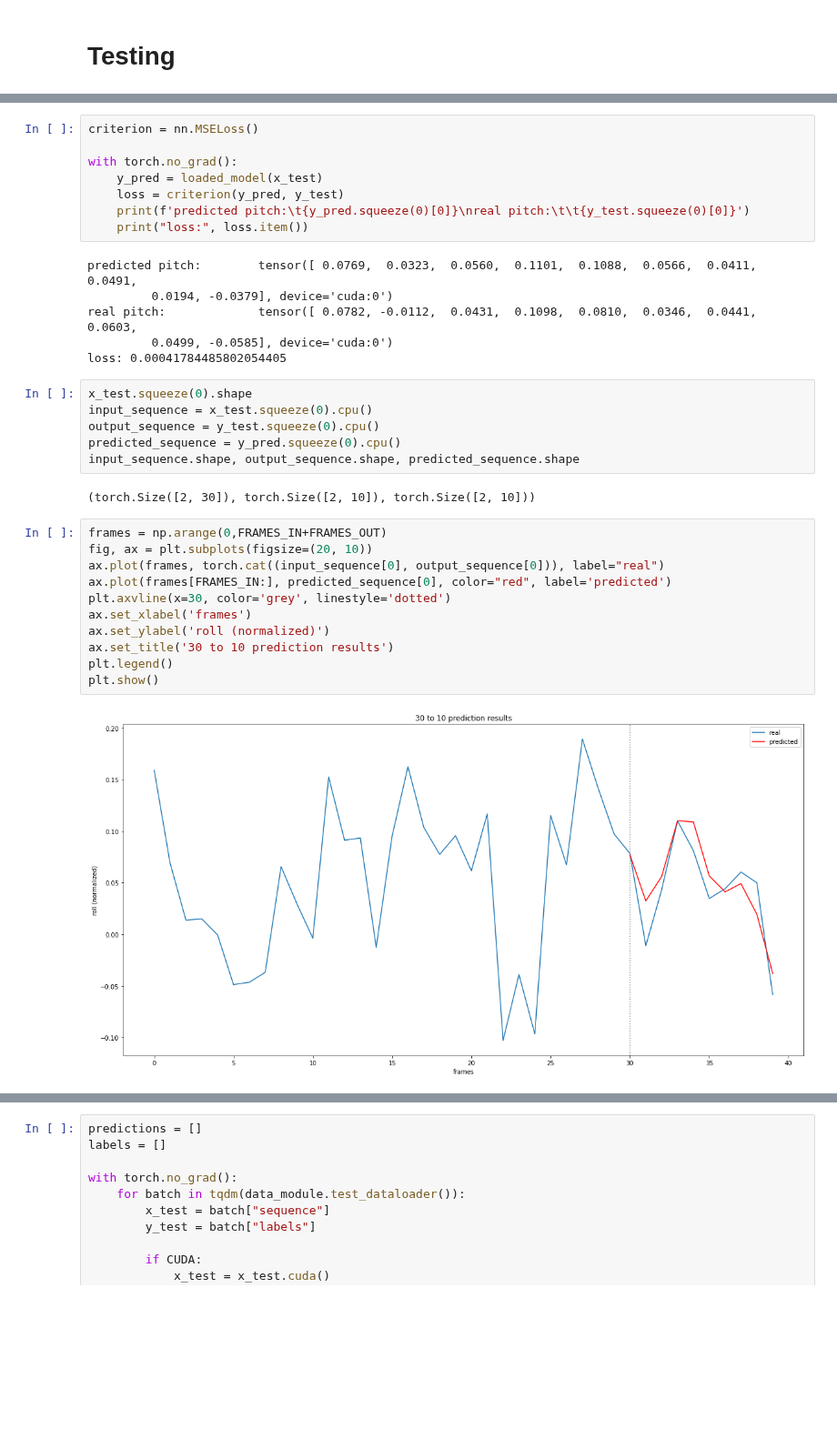
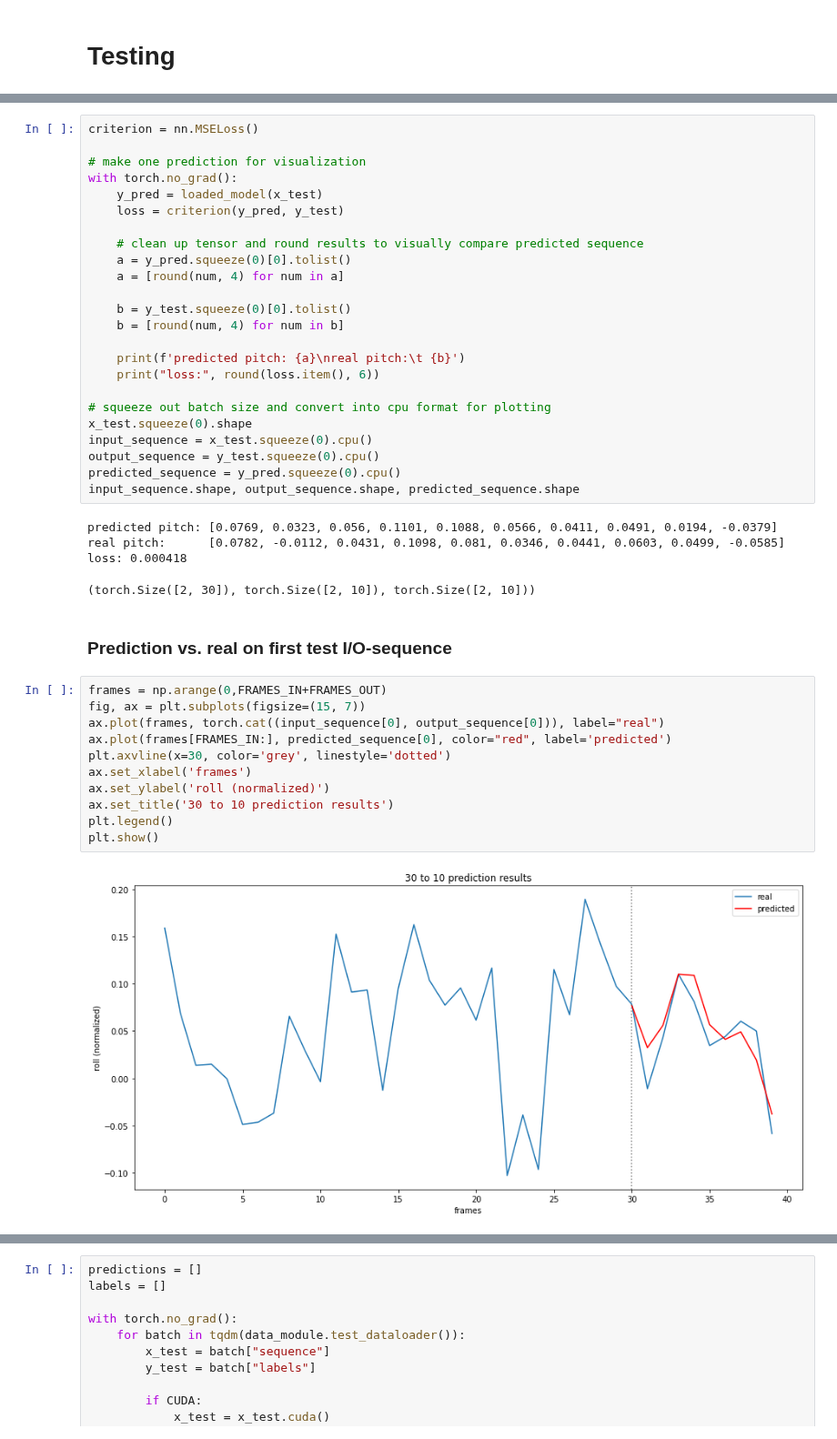
Before and after one commit to lancedw/3D-state-prediction-for-surface-vessels-using-IMU-data-and-images, a Jupyter notebook: code/notebooks/pr_sequence_predictor.ipynb, the cells around one changed output, grey strips where cells are left out. Shown at 91% size. Drawn from its saved outputs; the diff is of its cells as text; blank space fills up the shorter version.

Commit message:
code clean up and testing

```diff
--- a/code/notebooks/pr_sequence_predictor.ipynb
+++ b/code/notebooks/pr_sequence_predictor.ipynb
@@ -674,40 +675,49 @@ if CUDA:
 print(x_test.shape, y_test.shape)
 # %% [output]
 torch.Size([1, 2, 30]) torch.Size([1, 2, 10])
-# %%
-criterion = nn.MSELoss()
-
-with torch.no_grad():
-    y_pred = loaded_model(x_test)
-    loss = criterion(y_pred, y_test)
-    print(f'predicted pitch:\t{y_pred.squeeze(0)[0]}\nreal pitch:\t\t{y_test.squeeze(0)[0]}')
-    print("loss:", loss.item())
-# %% [output]
-predicted pitch:        tensor([ 0.0769,  0.0323,  0.0560,  0.1101,  0.1088,  0.0566,  0.0411,  0.0491,
-         0.0194, -0.0379], device='cuda:0')
-real pitch:             tensor([ 0.0782, -0.0112,  0.0431,  0.1098,  0.0810,  0.0346,  0.0441,  0.0603,
-         0.0499, -0.0585], device='cuda:0')
-loss: 0.00041784485802054405
-# %%
-x_test.squeeze(0).shape
-input_sequence = x_test.squeeze(0).cpu()
-output_sequence = y_test.squeeze(0).cpu()
-predicted_sequence = y_pred.squeeze(0).cpu()
-input_sequence.shape, output_sequence.shape, predicted_sequence.shape
-# %% [output]
-(torch.Size([2, 30]), torch.Size([2, 10]), torch.Size([2, 10]))
+# %%
+criterion = nn.MSELoss()
+
+# make one prediction for visualization
+with torch.no_grad():
+    y_pred = loaded_model(x_test)
+    loss = criterion(y_pred, y_test)
+
+    # clean up tensor and round results to visually compare predicted sequence
+    a = y_pred.squeeze(0)[0].tolist()
+    a = [round(num, 4) for num in a]
+
+    b = y_test.squeeze(0)[0].tolist()
+    b = [round(num, 4) for num in b]
+
+    print(f'predicted pitch: {a}\nreal pitch:\t {b}')
+    print("loss:", round(loss.item(), 6))
+
+# squeeze out batch size and convert into cpu format for plotting
+x_test.squeeze(0).shape
+input_sequence = x_test.squeeze(0).cpu()
+output_sequence = y_test.squeeze(0).cpu()
+predicted_sequence = y_pred.squeeze(0).cpu()
+input_sequence.shape, output_sequence.shape, predicted_sequence.shape
+# %% [output]
+predicted pitch: [0.0769, 0.0323, 0.056, 0.1101, 0.1088, 0.0566, 0.0411, 0.0491, 0.0194, -0.0379]
+real pitch:      [0.0782, -0.0112, 0.0431, 0.1098, 0.081, 0.0346, 0.0441, 0.0603, 0.0499, -0.0585]
+loss: 0.000418
+(torch.Size([2, 30]), torch.Size([2, 10]), torch.Size([2, 10]))
+# %% [markdown]
+### Prediction vs. real on first test I/O-sequence
 # %%
 frames = np.arange(0,FRAMES_IN+FRAMES_OUT)
-fig, ax = plt.subplots(figsize=(20, 10))
+fig, ax = plt.subplots(figsize=(15, 7))
 ax.plot(frames, torch.cat((input_sequence[0], output_sequence[0])), label="real")
 ax.plot(frames[FRAMES_IN:], predicted_sequence[0], color="red", label='predicted')
 plt.axvline(x=30, color='grey', linestyle='dotted')
 ax.set_xlabel('frames')
 ax.set_ylabel('roll (normalized)')
 ax.set_title('30 to 10 prediction results')
 plt.legend()
 plt.show()
 # %% [output]
-[figure, old version]
+[figure, new version]
 # %%
 frames = np.arange(0,FRAMES_IN+FRAMES_OUT)
```
Also changed, not shown: parts of 17 cells of this notebook, 3 other files.
